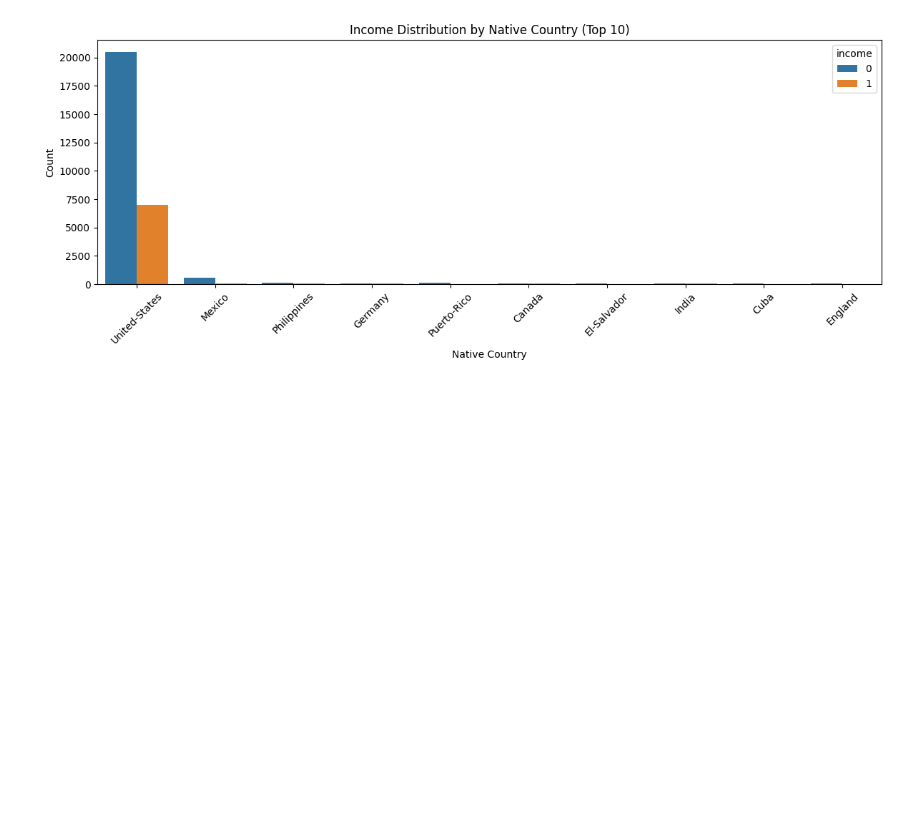
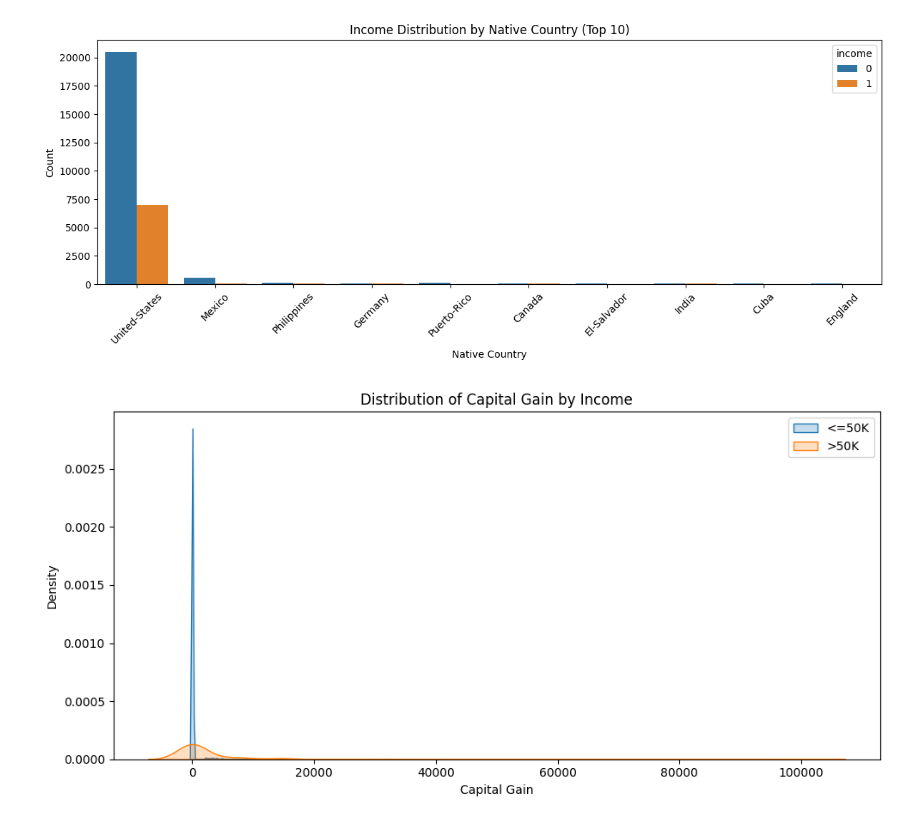
Before and after one commit to vijaivimu/SDS-CP034-incomeinsight, a Jupyter notebook: submissions/team-members/Vijai/02_eda_income_insights.ipynb, the cells around one changed output. Drawn from its saved outputs; the diff is of its cells as text; code cells hidden in the pictures; blank space fills up the shorter version.

Commit message:
Week1 - question4

```diff
--- a/submissions/team-members/Vijai/02_eda_income_insights.ipynb
+++ b/submissions/team-members/Vijai/02_eda_income_insights.ipynb
@@ -233,3 +233,24 @@ plt.savefig("charts/question3_income_by_country_top10.png", bbox_inches='tight')
 plt.show()
 # %% [output]
 [figure]
+# %%
+import matplotlib.pyplot as plt
+import seaborn as sns
+import os
+
+# Ensure chart folder exists
+os.makedirs("charts", exist_ok=True)
+
+# Plot: KDE distribution of capital-gain
+plt.figure(figsize=(10, 5))
+sns.kdeplot(data=df_cleaned[df_cleaned['income'] == 0], x='capital.gain', label='<=50K', fill=True)
+sns.kdeplot(data=df_cleaned[df_cleaned['income'] == 1], x='capital.gain', label='>50K', fill=True)
+plt.title("Distribution of Capital Gain by Income")
+plt.xlabel("Capital Gain")
+plt.ylabel("Density")
+plt.legend()
+plt.tight_layout()
+plt.savefig("charts/question4_capital_gain_kde.png", bbox_inches='tight')
+plt.show()
+# %% [output]
+[figure, added]
```
Also changed, not shown: parts of 3 cells of this notebook, 6 other files.
